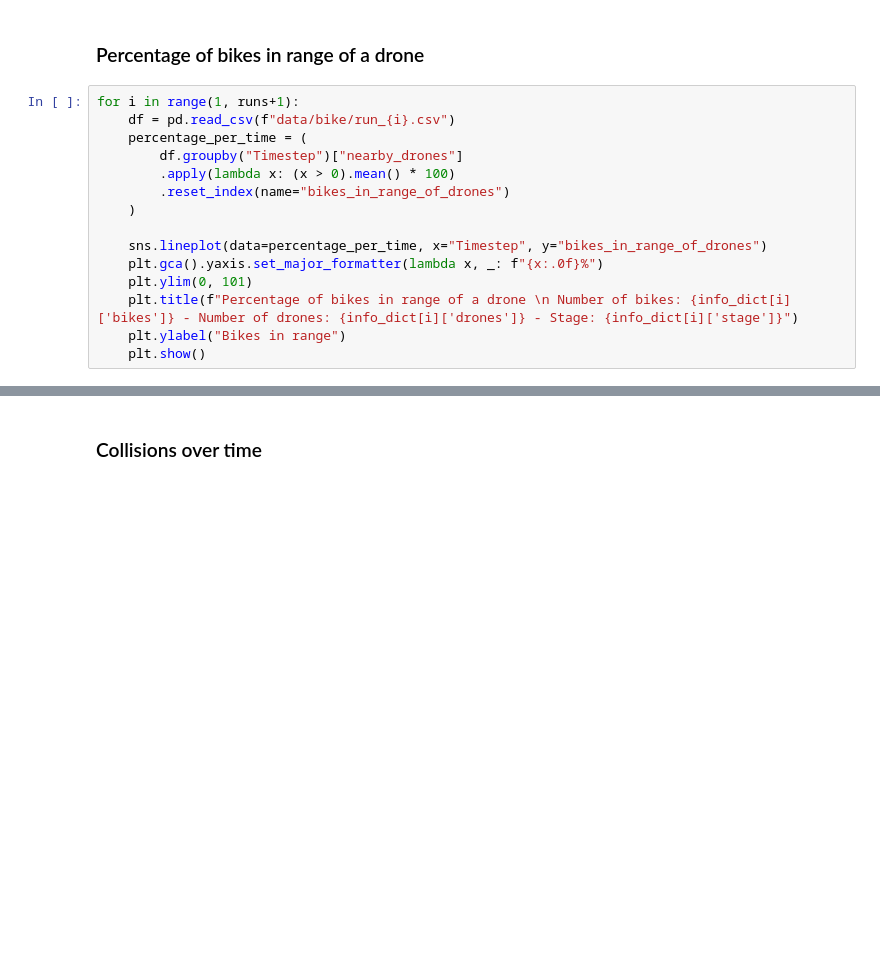
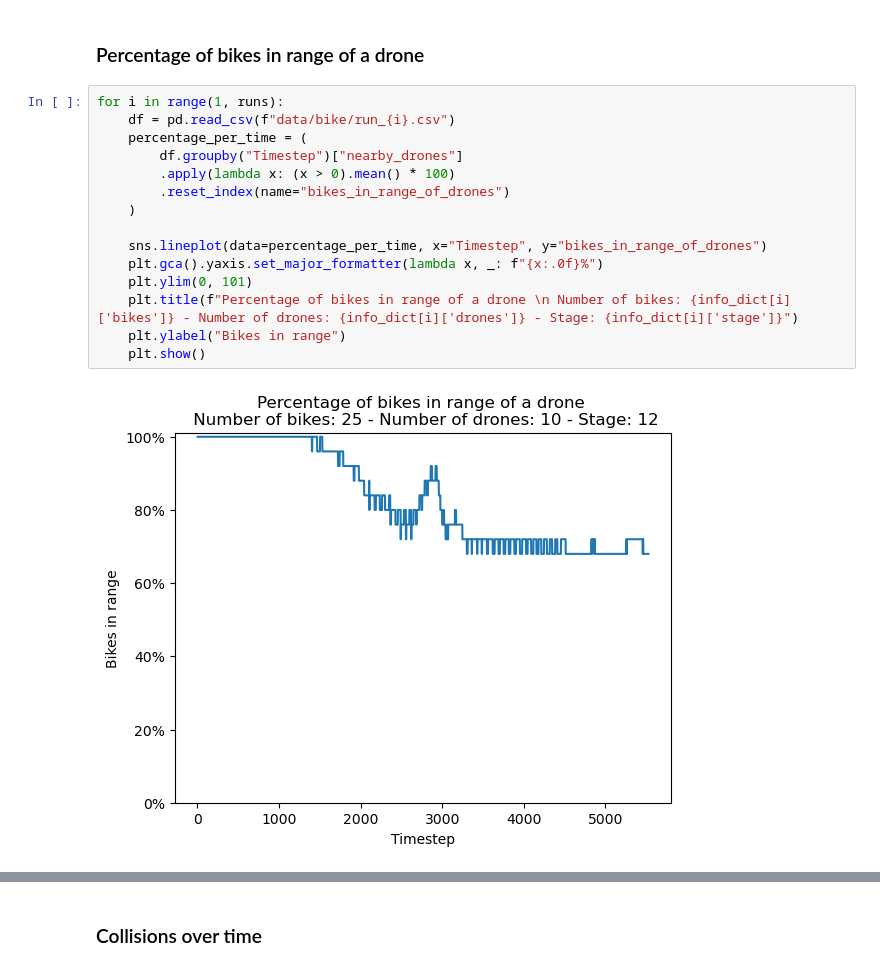
Before and after one commit to borchand/master-thesis, a Jupyter notebook: data-visualization/data.ipynb, the cells around one changed output, grey strips where cells are left out. Saved outputs shown, nothing was run; the diff lists cells and outputs as text; blank space fills up the shorter version.

```diff
--- a/data-visualization/data.ipynb
+++ b/data-visualization/data.ipynb
@@ -181,17 +187,19 @@ for i in range(1, runs+1):
 # %% [markdown]
 ### Percentage of bikes in range of a drone
 # %%
-for i in range(1, runs+1):
+for i in range(1, runs):
     df = pd.read_csv(f"data/bike/run_{i}.csv")
     percentage_per_time = (
         df.groupby("Timestep")["nearby_drones"]
         .apply(lambda x: (x > 0).mean() * 100)
         .reset_index(name="bikes_in_range_of_drones")
     )
 
     sns.lineplot(data=percentage_per_time, x="Timestep", y="bikes_in_range_of_drones")
     plt.gca().yaxis.set_major_formatter(lambda x, _: f"{x:.0f}%")
     plt.ylim(0, 101)
     plt.title(f"Percentage of bikes in range of a drone \n Number of bikes: {info_dict[i]['bikes']} - Number of drones: {info_dict[i]['drones']} - Stage: {info_dict[i]['stage']}")
     plt.ylabel("Bikes in range")
     plt.show()
+# %% [output]
+[figure, added]
```
Also changed, not shown: parts of 6 cells of this notebook.
